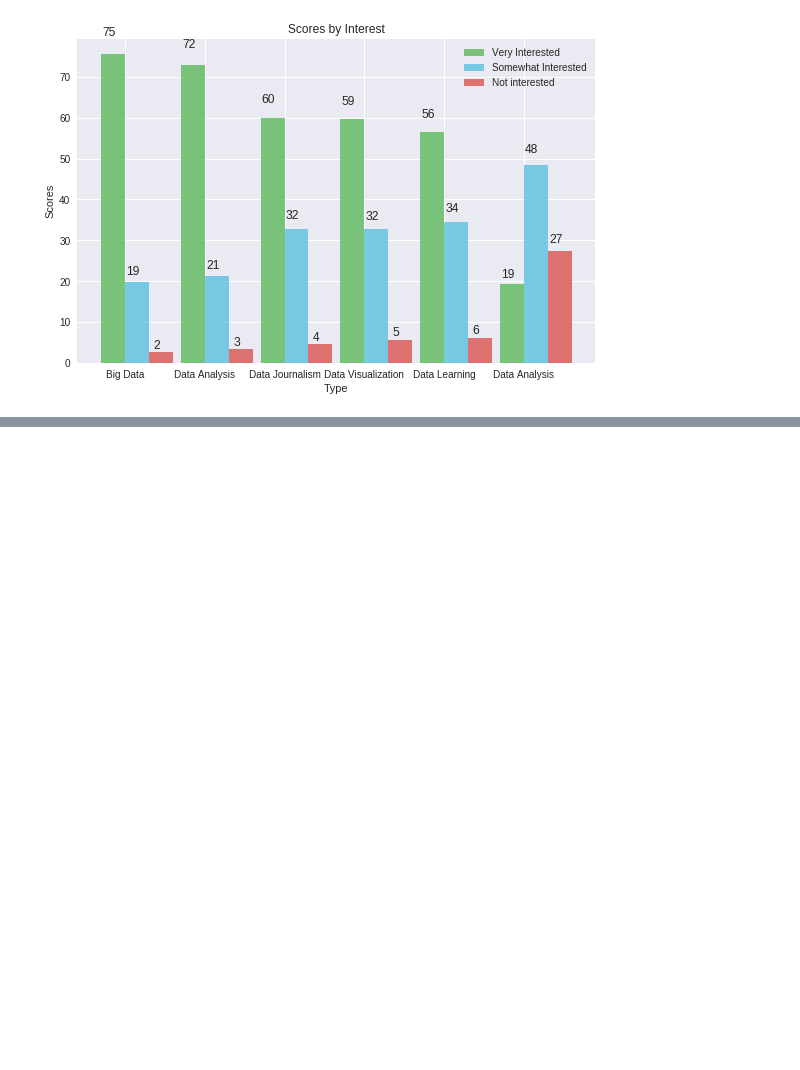
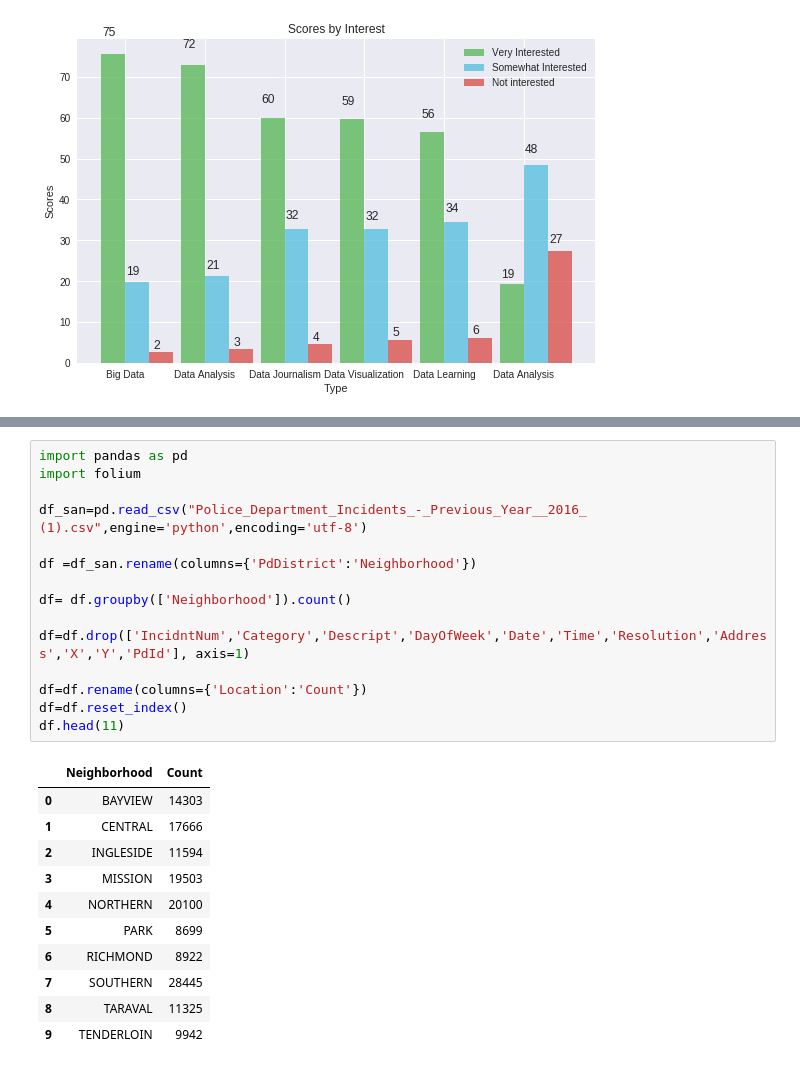
Before and after one commit to Anushka1610/dataviz-ibm, a Jupyter notebook: plot_for_surevy_and_choropleth_map.ipynb, the cells around one changed output, grey strips where cells are left out. Cells and saved outputs as stored; diff of their text form; blank space fills up the shorter version.

```diff
--- a/plot_for_surevy_and_choropleth_map.ipynb
+++ b/plot_for_surevy_and_choropleth_map.ipynb
@@ -84,0 +94,27 @@ plt.show()
+# %%
+import pandas as pd
+import folium
+
+df_san=pd.read_csv("Police_Department_Incidents_-_Previous_Year__2016_ (1).csv",engine='python',encoding='utf-8')
+
+df =df_san.rename(columns={'PdDistrict':'Neighborhood'})
+
+df= df.groupby(['Neighborhood']).count()
+
+df=df.drop(['IncidntNum','Category','Descript','DayOfWeek','Date','Time','Resolution','Address','X','Y','PdId'], axis=1)
+
+df=df.rename(columns={'Location':'Count'})
+df=df.reset_index()
+df.head(11)
+# %% [output]
+|  | Neighborhood | Count |
+| 0 | BAYVIEW | 14303 |
+| 1 | CENTRAL | 17666 |
+| 2 | INGLESIDE | 11594 |
+| 3 | MISSION | 19503 |
+| 4 | NORTHERN | 20100 |
+| 5 | PARK | 8699 |
+| 6 | RICHMOND | 8922 |
+| 7 | SOUTHERN | 28445 |
+| 8 | TARAVAL | 11325 |
+| 9 | TENDERLOIN | 9942 |
```
Also changed, not shown: parts of 4 cells of this notebook, 1 other file.
